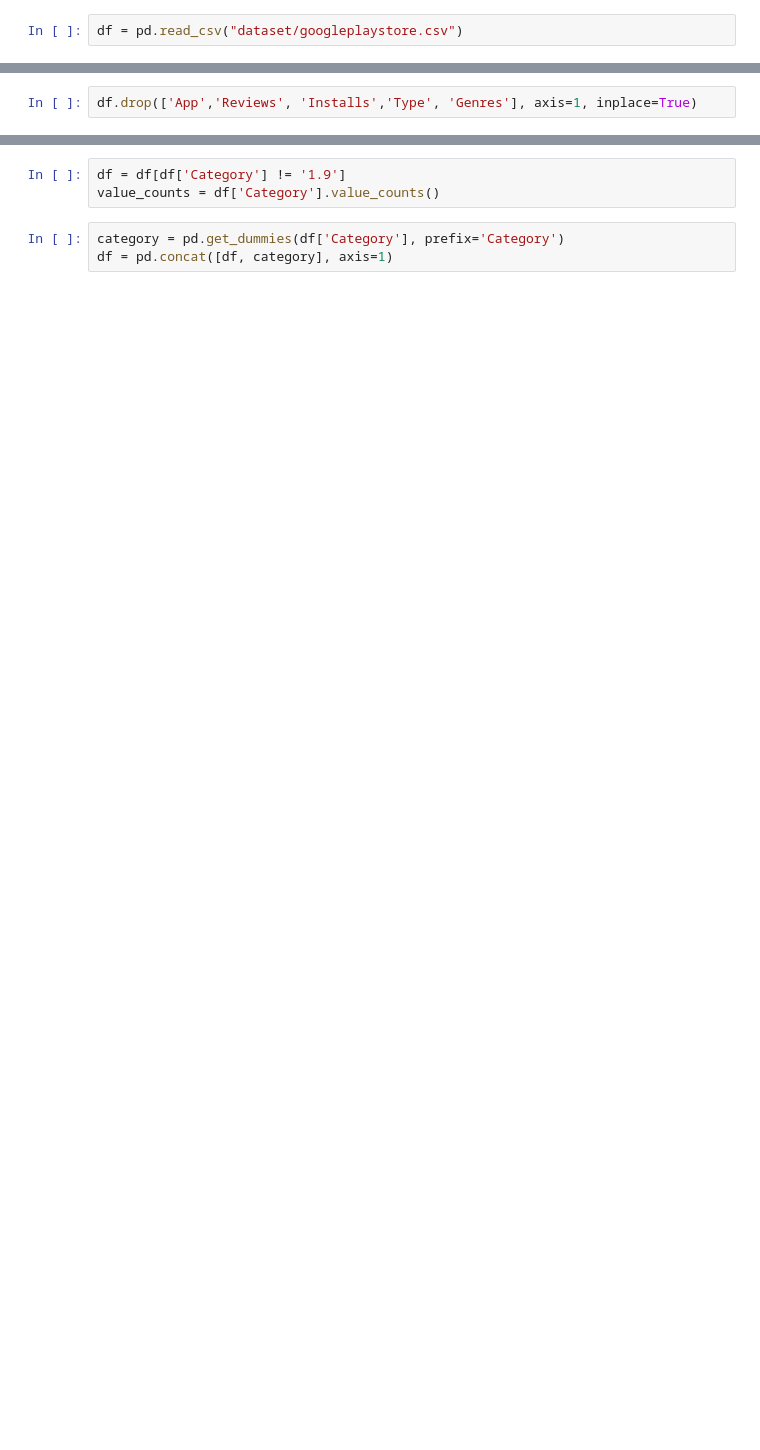
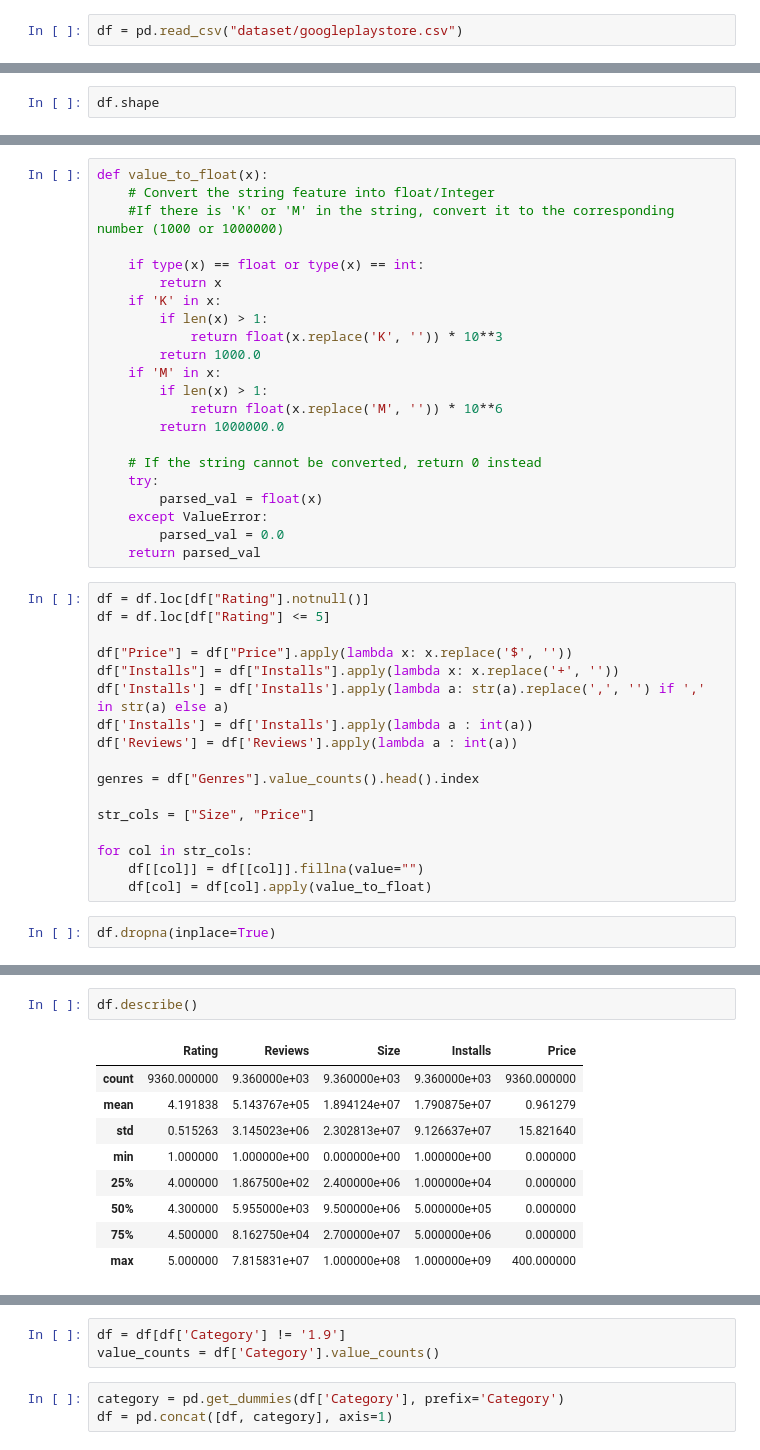
Before and after one commit to james-mahfouz/predicode, a Jupyter notebook: fastapi-backend/predicode-prediction-model/predicode-model.ipynb, the cells around one changed output, grey strips where cells are left out. Drawn from its saved outputs; the diff is of its cells as text; blank space fills up the shorter version.

```diff
--- a/fastapi-backend/predicode-prediction-model/predicode-model.ipynb
+++ b/fastapi-backend/predicode-prediction-model/predicode-model.ipynb
@@ -25,4 +23,4 @@ df.head()
 | 3 | Sketch - Draw & Paint | ART_AND_DESIGN | 4.5 | 215644 | 25M | 50,000,000+ | Free | 0 | Teen | Art & Design | ... |
 | 4 | Pixel Draw - Number Art Coloring ... | ART_AND_DESIGN | 4.3 | 967 | 2.8M | 100,000+ | Free | 0 | Everyone | Art & Design;Creativity | ... |
 # %%
-df.drop(['App','Reviews', 'Installs','Type', 'Genres'], axis=1, inplace=True)
+df.shape
@@ -58,0 +69,41 @@ Name: count, dtype: int64
+# %%
+def value_to_float(x):
+    # Convert the string feature into float/Integer
+    #If there is 'K' or 'M' in the string, convert it to the corresponding number (1000 or 1000000)
+
+    if type(x) == float or type(x) == int:
+        return x
+    if 'K' in x:
+        if len(x) > 1:
+            return float(x.replace('K', '')) * 10**3
+        return 1000.0
+    if 'M' in x:
+        if len(x) > 1:
+            return float(x.replace('M', '')) * 10**6
+        return 1000000.0
+
+    # If the string cannot be converted, return 0 instead
+    try:
+        parsed_val = float(x)
+    except ValueError:
+        parsed_val = 0.0
+    return parsed_val
+# %%
+df = df.loc[df["Rating"].notnull()]
+df = df.loc[df["Rating"] <= 5]
+
+df["Price"] = df["Price"].apply(lambda x: x.replace('$', ''))
+df["Installs"] = df["Installs"].apply(lambda x: x.replace('+', ''))
+df['Installs'] = df['Installs'].apply(lambda a: str(a).replace(',', '') if ',' in str(a) else a)
+df['Installs'] = df['Installs'].apply(lambda a : int(a))
+df['Reviews'] = df['Reviews'].apply(lambda a : int(a))
+
+genres = df["Genres"].value_counts().head().index
+
+str_cols = ["Size", "Price"]
+
+for col in str_cols:
+    df[[col]] = df[[col]].fillna(value="")
+    df[col] = df[col].apply(value_to_float)
+# %%
+df.dropna(inplace=True)
@@ -58,0 +131,12 @@ Name: count, dtype: int64
+# %%
+df.describe()
+# %% [output]
+|  | Rating | Reviews | Size | Installs | Price |
+| count | 9360.000000 | 9.360000e+03 | 9.360000e+03 | 9.360000e+03 | 9360.000000 |
+| mean | 4.191838 | 5.143767e+05 | 1.894124e+07 | 1.790875e+07 | 0.961279 |
+| std | 0.515263 | 3.145023e+06 | 2.302813e+07 | 9.126637e+07 | 15.821640 |
+| min | 1.000000 | 1.000000e+00 | 0.000000e+00 | 1.000000e+00 | 0.000000 |
+| 25% | 4.000000 | 1.867500e+02 | 2.400000e+06 | 1.000000e+04 | 0.000000 |
+| 50% | 4.300000 | 5.955000e+03 | 9.500000e+06 | 5.000000e+05 | 0.000000 |
+| 75% | 4.500000 | 8.162750e+04 | 2.700000e+07 | 5.000000e+06 | 0.000000 |
+| max | 5.000000 | 7.815831e+07 | 1.000000e+08 | 1.000000e+09 | 400.000000 |
```
Also changed, not shown: parts of 22 cells of this notebook.
